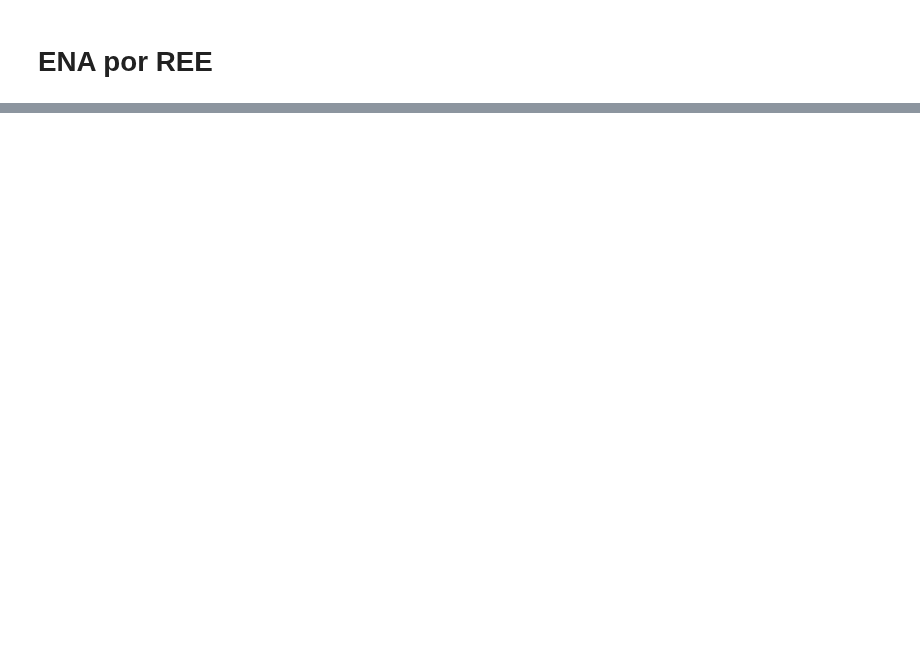
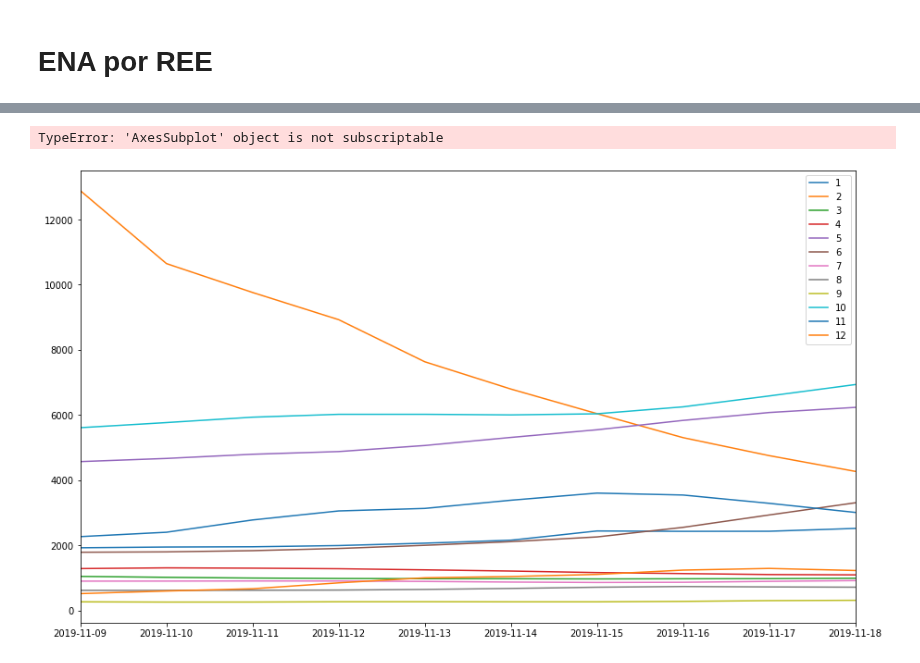
Before and after one commit to mathpaula/gera_ENA, a Jupyter notebook: relatório ena.ipynb, the cells around one changed output, grey strips where cells are left out. Saved outputs shown, nothing was run; the diff lists cells and outputs as text; code cells hidden in the pictures; blank space fills up the shorter version.

```diff
--- a/relatório ena.ipynb
+++ b/relatório ena.ipynb
@@ -23,6 +42,6 @@ ena_s.T.iloc[15:30,:]
 # %% [markdown]
 # ENA por REE
 # %%
-ena_r = ena.ena_ree()
+ena_r = ena.ena_ree(ena_g)
 ena_r
 # %% [output]
@@ -29,0 +62,11 @@ IndexError: single positional indexer is out-of-bounds
+# %%
+ax = ena_r.T.iloc[20:30,:].plot(kind = 'line', subplots = False, figsize = [15, 9])
+for j in range(12):
+    leg = ax[j].get_legend().remove()
+    for i in ax[j].patches:
+        ax[j].text(i.get_x()+.06, i.get_height()-i.get_height()*.3, \
+            str(round(i.get_height()/1000,2)), fontsize=11,
+                color='black')
+# %% [output]
+TypeError: 'AxesSubplot' object is not subscriptable
+[figure, added]
```
Also changed, not shown: parts of 5 cells of this notebook, 5 other files.
